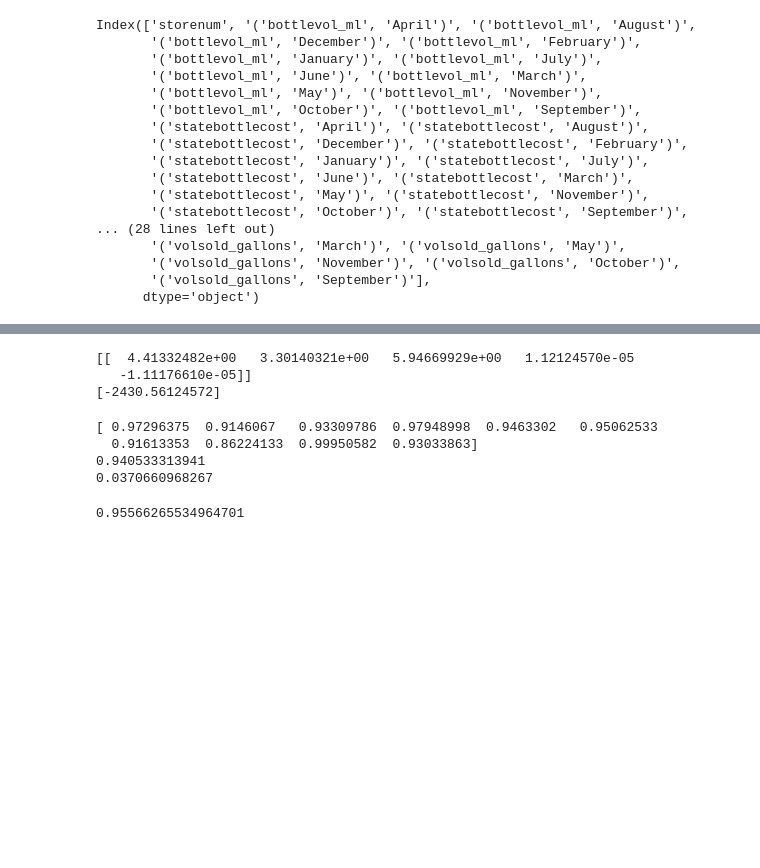
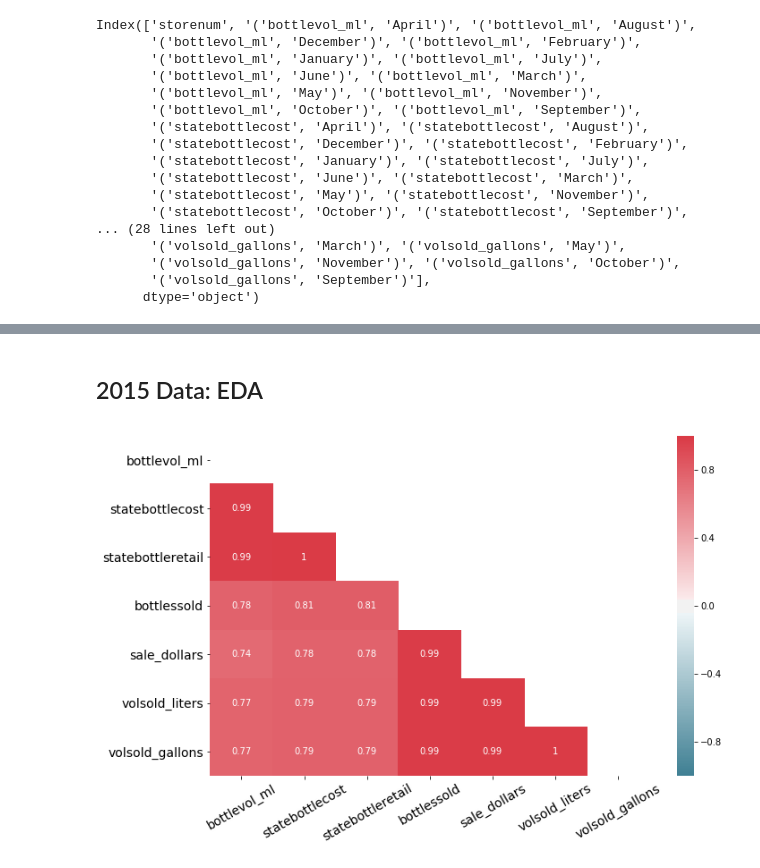
Before and after one commit to mjschillawski/Liquor-Sales-Linear-Regression, a Jupyter notebook: code/2016 Iowa Liquor Sales Projections.ipynb, the cells around one changed output, grey strips where cells are left out. Saved outputs shown, nothing was run; the diff lists cells and outputs as text; code cells hidden in the pictures; blank space fills up the shorter version.

```diff
--- a/code/2016 Iowa Liquor Sales Projections.ipynb
+++ b/code/2016 Iowa Liquor Sales Projections.ipynb
@@ -122,7 +132,8 @@ sale_dollars : 11456
 volsold_liters : 544
 volsold_gallons : 538
 # %%
-data.drop(['Invoice/Item Number','Store Name','Address','Store Location','vendornum','Vendor Name','Pack'],axis=1,inplace=True)
+data.drop(['Invoice/Item Number','Store Name','Address',
+           'Store Location','vendornum','Vendor Name','Pack'],axis=1,inplace=True)
 data.shape
 # %% [output]
 (2709552, 17)
@@ -235,17 +246,17 @@ for i in range(len(missing_deduped)):
         city_missing = missing_deduped.iat[i,1]
         zipcode_missing = missing_deduped.iat[i,2]
 
-        print('string:',store_missing,city_missing,zipcode_missing)
+        #print('string:',store_missing,city_missing,zipcode_missing)
 
         #define set of possible replacement values
         replacement = counties[(counties['city']==city_missing) &
                                 (counties['zipcode']==zipcode_missing)]
-        print(replacement.head())
+        #print(replacement.head())
 
         #if only 1 possible replacement, set new values for all records with storenum
         if len(replacement) == 1:
-            new_countynum = replacement.iat[0,1]
-            new_county = replacement.iat[0,2]
+            new_countynum = replacement.iat[0,2]
+            new_county = replacement.iat[0,3]
 
             for n in full_missing[full_missing['storenum']==missing_deduped.iat[i,0]].index:
                 data.iat[n,4] = new_countynum
@@ -511,28 +564,33 @@ print(scores2015)
-# %%
-print(model.coef_)
-print(model.intercept_)
-# %% [output]
-[[  4.41332482e+00   3.30140321e+00   5.94669929e+00   1.12124570e-05
-   -1.11176610e-05]]
-[-2430.56124572]
-# %%
-from sklearn.model_selection import KFold, cross_val_score, cross_val_predict
-from sklearn import metrics
-
-mlr = linear_model.LinearRegression()
-scores_kf = cross_val_score(mlr,ms_sales2015_X,y2015,cv=10)
-
-print(scores_kf)
-print(np.mean(scores_kf))
-print(np.std(scores_kf))
-# %% [output]
-[ 0.97296375  0.9146067   0.93309786  0.97948998  0.9463302   0.95062533
-  0.91613353  0.86224133  0.99950582  0.93033863]
-0.940533313941
-0.0370660968267
-# %%
-predictions2015 = cross_val_predict(mlr,ms_sales2015_X,y2015,cv=10)
-r2_2015 = metrics.r2_score(y2015,predictions2015)
-r2_2015
-# %% [output]
-0.95566265534964701
+# %% [markdown]
+## 2015 Data: EDA
+# %%
+#From 3.06 evaluation and cross-validation lab
+
+def correlation_heat_map(df):
+    corrs = df.corr()
+
+    # Set the default matplotlib figure size:
+    fig, ax = plt.subplots(figsize=(11,7))
+
+    # Generate a mask for the upper triangle
+    #(taken from the Seaborn example gallery):
+    mask = np.zeros_like(corrs, dtype=np.bool)
+    mask[np.triu_indices_from(mask)] = True
+
+    # Plot the heatmap with Seaborn.
+    # Assign the matplotlib axis the function returns.
+    #This allow us to resize the labels.
+    cmap = sns.diverging_palette(220, 10, as_cmap=True)
+    ax = sns.heatmap(corrs, mask=mask, annot=True, cmap=cmap, vmin=-1, vmax=1)
+
+    # Resize the labels.
+    ax.set_xticklabels(ax.xaxis.get_ticklabels(), fontsize=14, rotation=30)
+    ax.set_yticklabels(ax.yaxis.get_ticklabels(), fontsize=14, rotation=0)
+
+    # If you put plt.show() at the bottom,
+    #it prevents those useless printouts from matplotlib.
+    plt.show()
+# %%
+correlation_heat_map(stores2015)
+# %% [output]
+[figure, added]
```
Also changed, not shown: parts of 243 cells of this notebook, 3 other files.
